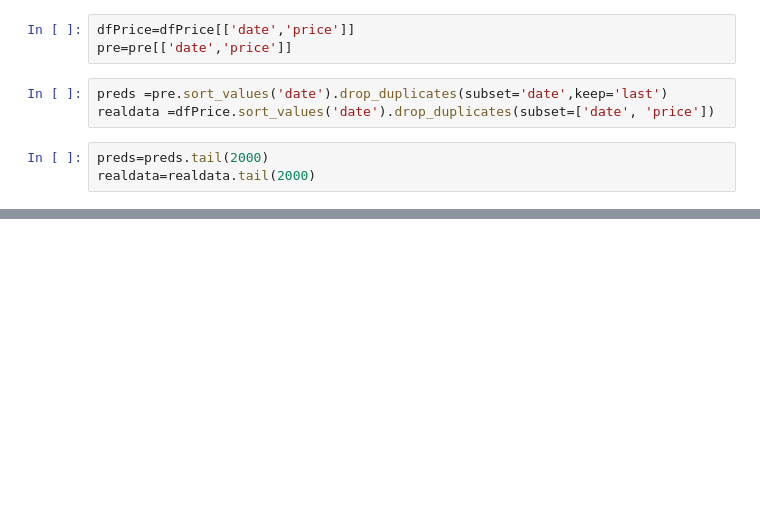
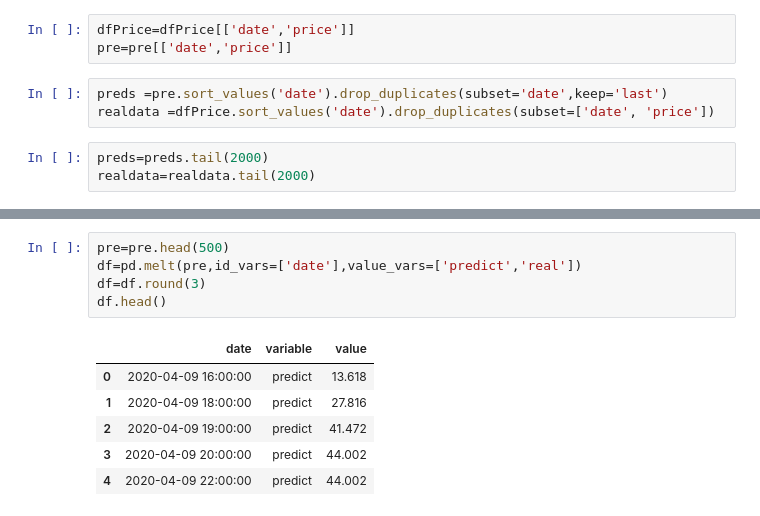
Before and after one commit to clagodmor/deep_price_forecast, a Jupyter notebook: DATA/Get_data.ipynb, the cells around one changed output, grey strips where cells are left out. Saved outputs shown, nothing was run; the diff lists cells and outputs as text; blank space fills up the shorter version.

```diff
--- a/DATA/Get_data.ipynb
+++ b/DATA/Get_data.ipynb
@@ -224,0 +390,12 @@ alt.Chart(realdata).mark_line().encode(
+# %%
+pre=pre.head(500)
+df=pd.melt(pre,id_vars=['date'],value_vars=['predict','real'])
+df=df.round(3)
+df.head()
+# %% [output]
+|  | date | variable | value |
+| 0 | 2020-04-09 16:00:00 | predict | 13.618 |
+| 1 | 2020-04-09 18:00:00 | predict | 27.816 |
+| 2 | 2020-04-09 19:00:00 | predict | 41.472 |
+| 3 | 2020-04-09 20:00:00 | predict | 44.002 |
+| 4 | 2020-04-09 22:00:00 | predict | 44.002 |
```
Also changed, not shown: parts of 32 cells of this notebook, 2 other files.
